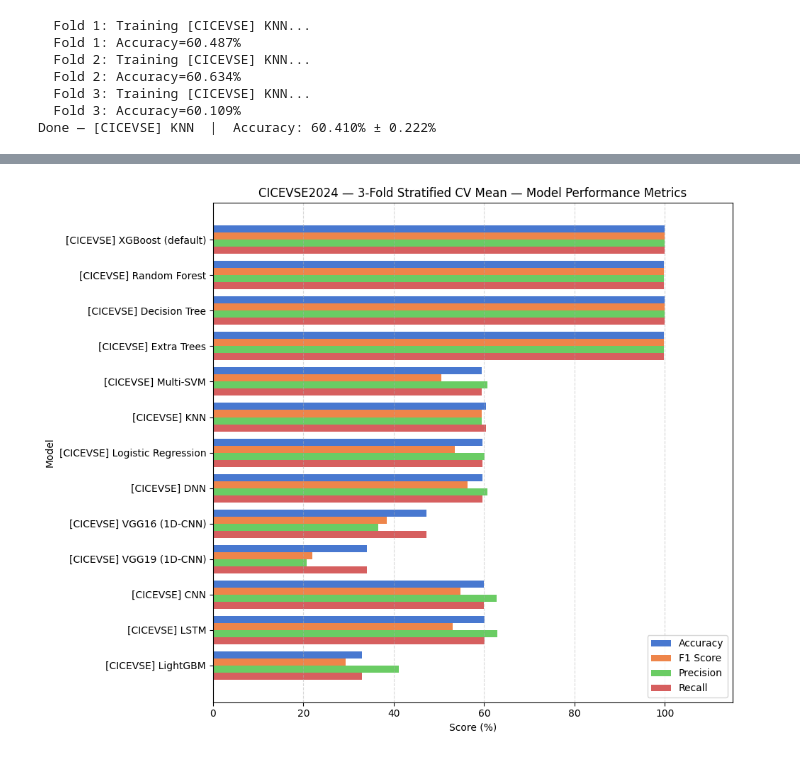
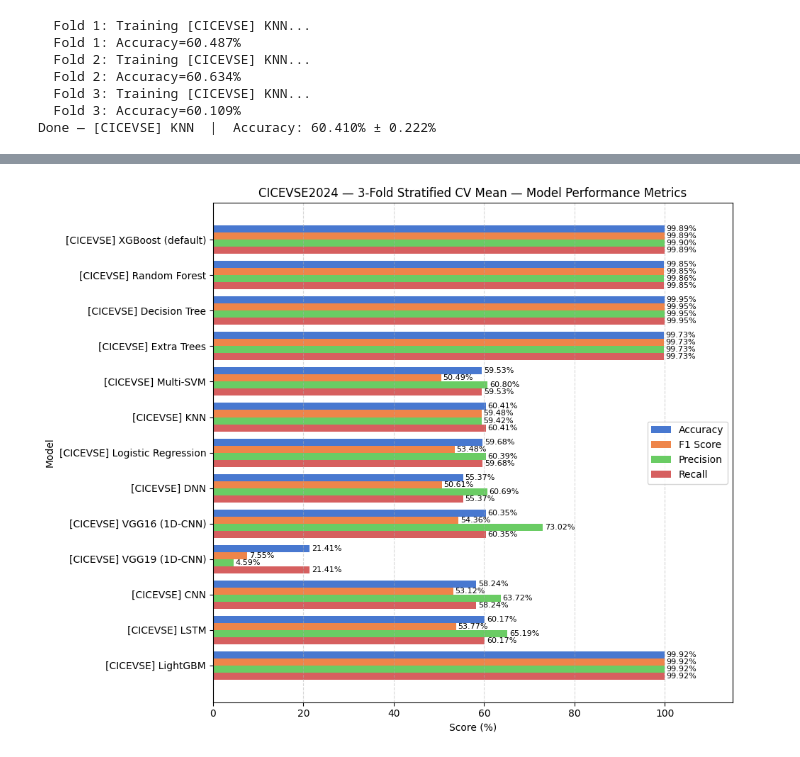
Before and after one commit to Toluhunter/EV-Survey-Models, a Jupyter notebook: models_training_notebook.ipynb, the cells around one changed output, grey strips where cells are left out. Saved outputs shown, nothing was run; the diff lists cells and outputs as text; code cells hidden in the pictures.

```diff
--- a/models_training_notebook.ipynb
+++ b/models_training_notebook.ipynb
@@ -470,0 +612,5 @@ Done — [CICIDS] XGBoost (default)  |  Accuracy: 99.696% ± 0.033%
+# %%
+registry = _load_registry()
+if "[NFToN] XGBoost (default)" in registry:
+    del registry["[NFToN] XGBoost (default)"]
+_save_registry(registry)
@@ -1234,7 +1475,7 @@ def train_vgg16_1d(
     model_name: str = "VGG16 (1D-CNN)",
     model_path: str = f"{MODEL_DIR}/vgg16_1d.keras",
     epochs: int = 50,
-    batch_size: int = 256,
+    batch_size: int = 1024,
 ) -> ModelResult:
     """VGG16 adapted as a 1D-CNN for tabular input (features -> (features,1))."""
     registry = _load_registry()
@@ -1249,9 +1490,14 @@ def train_vgg16_1d(
     def vgg_block_1d(x, filters, n_convs):
         for _ in range(n_convs):
             x = layers.Conv1D(filters, 3, padding='same', activation='relu')(x)
-        return layers.MaxPooling1D(2)(x)
 
-    if model_name in registry and os.path.exists(registry[model_name]["model_path"]):
+        seq_len = x.shape[1]
+        if seq_len is not None and seq_len >= 2:
+            x = layers.MaxPooling1D(pool_size=2)(x)
+
+        return x
+
+    if  model_name in registry and os.path.exists(registry[model_name]["model_path"]):
         entry = registry[model_name]
         print(f"Loading cached {model_name} from {entry['model_path']}")
         model = tf.keras.models.load_model(entry["model_path"])
@@ -1402,7 +1657,12 @@ def train_vgg19_1d(
     def vgg_block_1d(x, filters, n_convs):
         for _ in range(n_convs):
             x = layers.Conv1D(filters, 3, padding='same', activation='relu')(x)
-        return layers.MaxPooling1D(2)(x)
+
+            seq_len = x.shape[1]
+        if seq_len is None or seq_len >= 2:
+                x = layers.MaxPooling1D(pool_size=2, padding='same')(x)
+
+        return x
 
     if model_name in registry and os.path.exists(registry[model_name]["model_path"]):
         entry = registry[model_name]
@@ -1966,7 +2327,7 @@ results_cicevse: List[ModelResult] = [
     vgg19_result,
     cnn_result,
     lstm_result,
-    lgb_result,
+    lgb_result_cicevse
 ]
 
 summary_df_cicevse = pd.DataFrame([r.to_summary_dict() for r in results_cicevse]).set_index('Model')
@@ -2038,34 +2434,36 @@ CICIDS2017 — 3-Fold Stratified CV — Model Comparison Summary
 # %%
 names     = [r.model_name for r in results_cicevse]
 acc       = [r.accuracy   * 100 for r in results_cicevse]
 f1        = [r.f1_score   * 100 for r in results_cicevse]
 precision = [r.precision  * 100 for r in results_cicevse]
 recall    = [r.recall     * 100 for r in results_cicevse]
 
 metrics      = [acc, f1, precision, recall]
 metric_names = ['Accuracy', 'F1 Score', 'Precision', 'Recall']
 colors       = sns.color_palette('muted', 4)
 
 y      = np.arange(len(names))
 height = 0.2
 
 fig, ax = plt.subplots(figsize=(10, 8))
 for i, (vals, label, color) in enumerate(zip(metrics, metric_names, colors)):
-    ax.barh(y + i * height, vals, height, label=label, color=color)
+    bars = ax.barh(y + i * height, vals, height, label=label, color=color)
+    for bar, val in zip(bars, vals):
+        ax.text(val + 0.4, bar.get_y() + bar.get_height()/2, f'{val:.2f}%', va='center', fontsize=8)
 
 ax.set_ylabel('Model')
 ax.set_xlabel('Score (%)')
 ax.set_title('CICEVSE2024 — 3-Fold Stratified CV Mean — Model Performance Metrics')
 ax.set_yticks(y + height * (len(metrics) - 1) / 2)
 ax.set_yticklabels(names)
 ax.set_xlim(0, 115)
 ax.invert_yaxis()
 ax.legend()
 ax.grid(True, axis='x', linestyle='--', alpha=0.5)
 plt.tight_layout()
 plt.show()
 # %% [output]
-[figure, old version]
+[figure, new version]
 # %%
 names_cicids = [r.model_name for r in results_cicids]
 acc       = [r.accuracy   * 100 for r in results_cicids]
```
Also changed, not shown: parts of 86 cells of this notebook, 5 other files.
